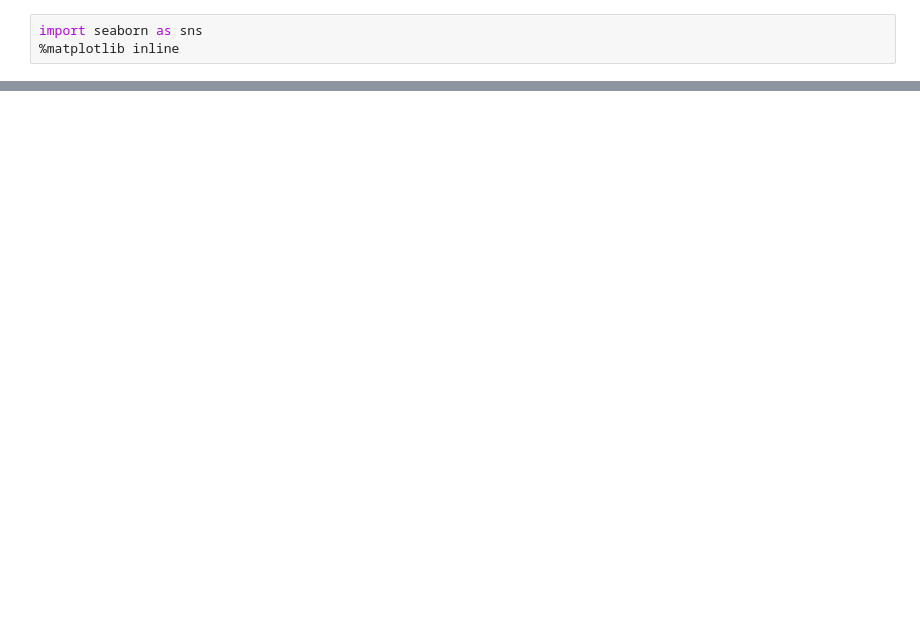
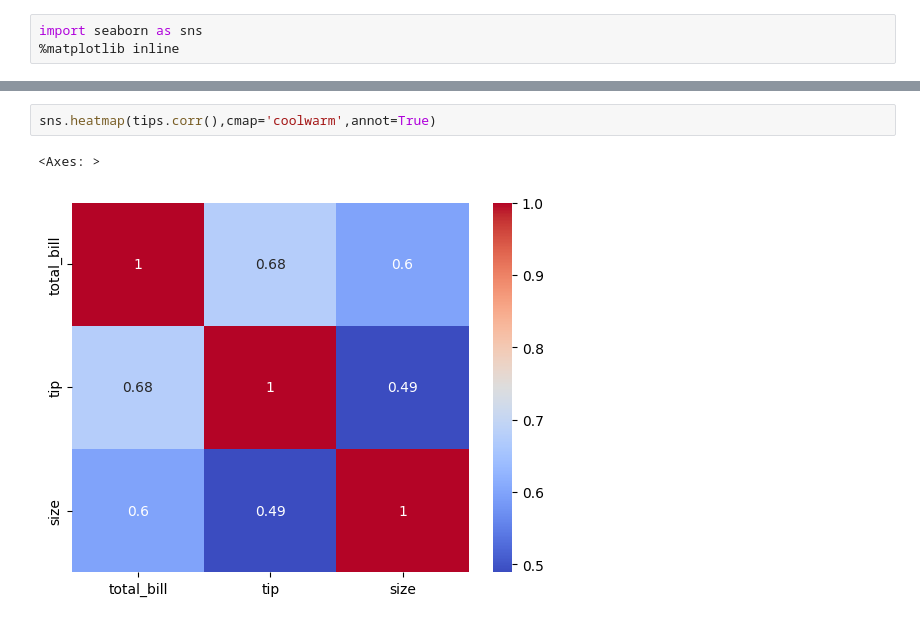
Before and after one commit to dhanushch18/Data-Science, a Jupyter notebook: Seaborn_2_DS.ipynb, the cells around one changed output, grey strips where cells are left out. Saved outputs shown, nothing was run; the diff lists cells and outputs as text; blank space fills up the shorter version.

```diff
--- a/Seaborn_2_DS.ipynb
+++ b/Seaborn_2_DS.ipynb
@@ -124,0 +59,5 @@ factorplot is the most general form of a categorical plot. It can take in a kind
+# %%
+sns.heatmap(tips.corr(),cmap='coolwarm',annot=True)
+# %% [output]
+<Axes: >
+[figure, added]
```
Also changed, not shown: parts of 37 cells of this notebook.
